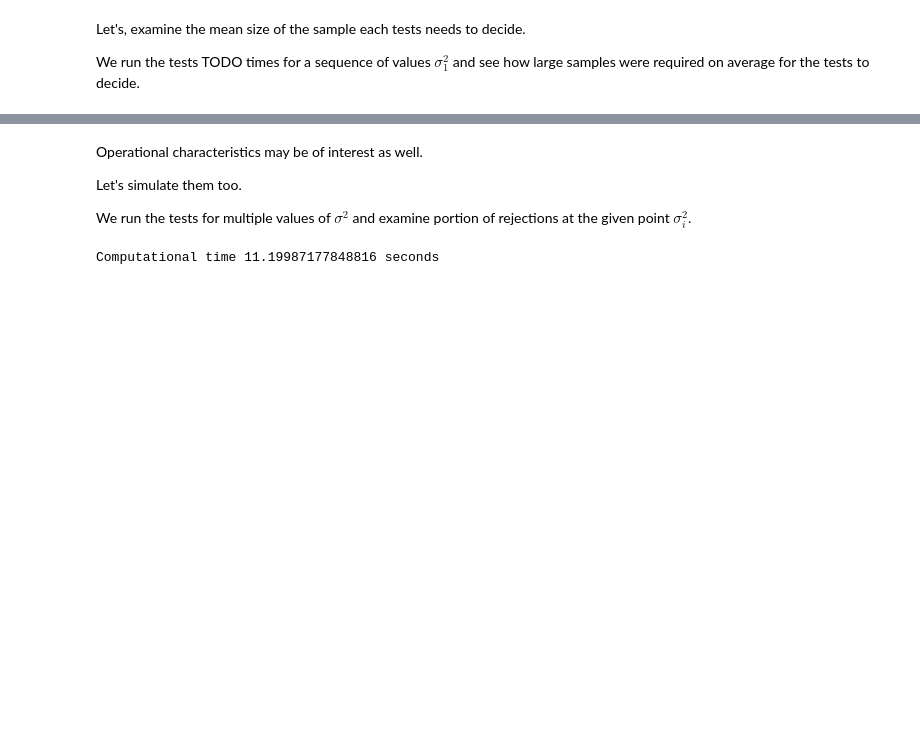
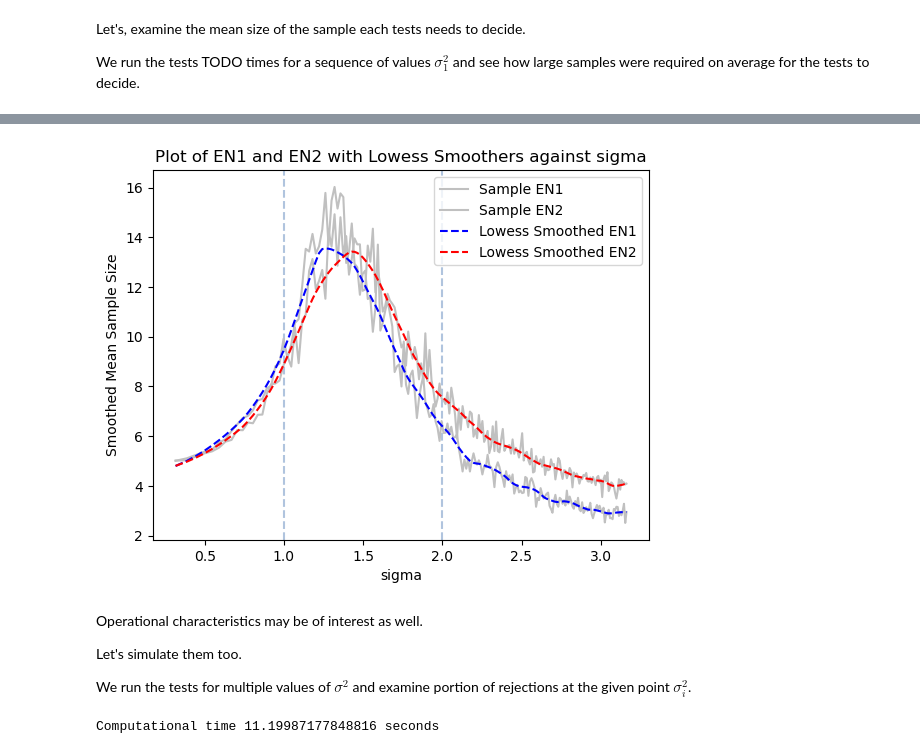
Before and after one commit to PrinceOfCzechia/sequential-test-sim, a Jupyter notebook: notebook2.ipynb, the cells around one changed output, grey strips where cells are left out. Drawn from its saved outputs; the diff is of its cells as text; code cells hidden in the pictures; blank space fills up the shorter version.

```diff
--- a/notebook2.ipynb
+++ b/notebook2.ipynb
@@ -217,3 +221,21 @@ plt.show()
+# %%
+plt.axvline(x=1, color='lightsteelblue', linestyle='--')
+plt.axvline(x=2, color='lightsteelblue', linestyle='--')
+
+plt.plot(np.sqrt(arr_sigma), arr_EN1, color='silver', label='Sample EN1')
+plt.plot(np.sqrt(arr_sigma), arr_EN2, color='silver', label='Sample EN2')
+
+plt.plot(np.sqrt(arr_sigma), smoothed_EN1, color='blue', linestyle='--', label='Lowess Smoothed EN1')
+plt.plot(np.sqrt(arr_sigma), smoothed_EN2, color='red', linestyle='--', label='Lowess Smoothed EN2')
+
+plt.xlabel('sigma')
+plt.ylabel('Smoothed Mean Sample Size')
+plt.title('Plot of EN1 and EN2 with Lowess Smoothers against sigma')
+plt.legend()
+
+plt.show()
+# %% [output]
+[figure, added]
 # %% [markdown]
 Operational characteristics may be of interest as well.
 
```
Also changed, not shown: parts of 6 cells of this notebook.
